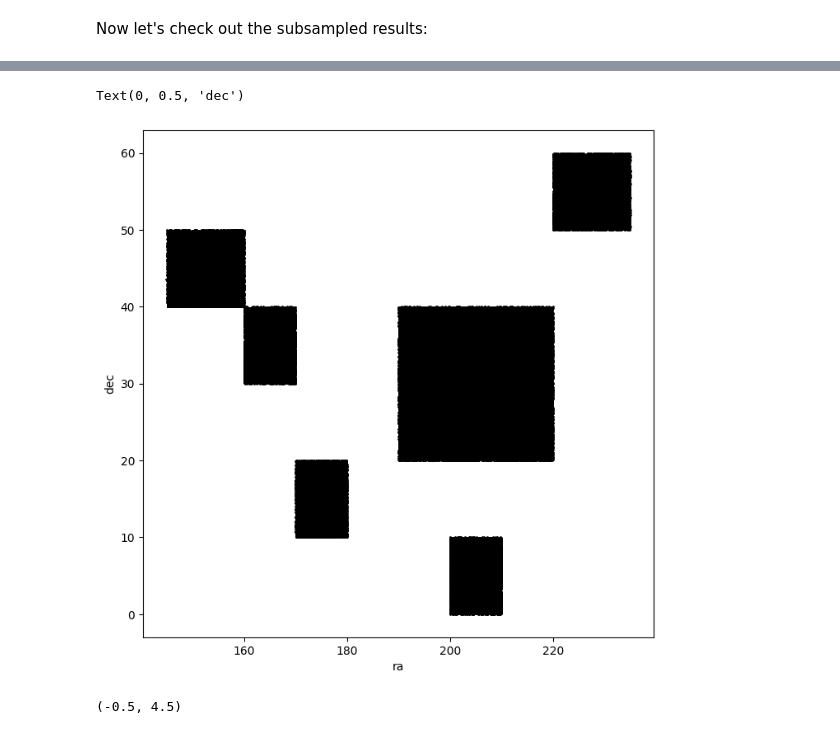
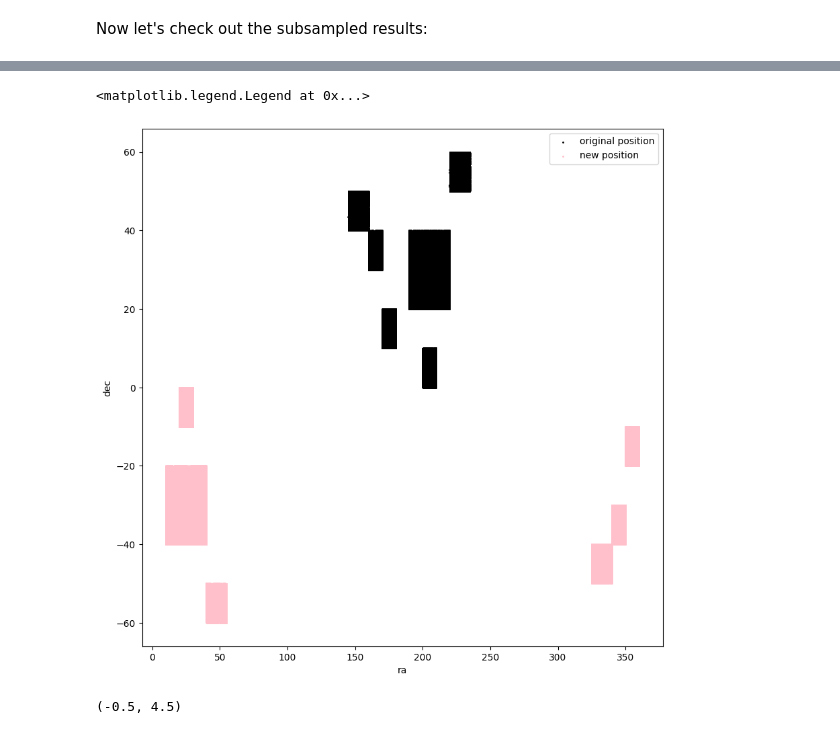
Before and after one commit to LSSTDESC/rail_projects, a Jupyter notebook: examples/rail_project_example_Flagship.ipynb, the cells around one changed output, grey strips where cells are left out. Cells and saved outputs as stored; diff of their text form; code cells hidden in the pictures.

```diff
--- a/examples/rail_project_example_Flagship.ipynb
+++ b/examples/rail_project_example_Flagship.ipynb
@@ -138,13 +165,21 @@ memory usage: 38.1 MB
 # %%
 import matplotlib.pyplot as plt
 # %%
-plt.figure(figsize=(8,8))
-plt.scatter(golddf['ra_mag_gal'], golddf['dec_mag_gal'], s=1, c='k')
+plt.figure(figsize=(10,10))
+
+plt.scatter(golddf['ra_mag_gal'], golddf['dec_mag_gal'], s=1, c='k', label="original position")
 plt.xlabel("ra")
 plt.ylabel("dec")
+#plt.title("Original positions")
+
+plt.scatter(golddf['ra'], golddf['dec'], s=1, c='pink', label="new position")
+#plt.xlabel("ra")
+#plt.ylabel("dec")
+#plt.title("New positions")
+plt.legend()
 # %% [output]
-Text(0, 0.5, 'dec')
+<matplotlib.legend.Legend at 0x...>
-[figure, old version]
+[figure, new version]
 # %%
 gr = golddf['mag_g_lsst'] - golddf['mag_r_lsst']
 # %%
```
Also changed, not shown: parts of 7 cells of this notebook.
